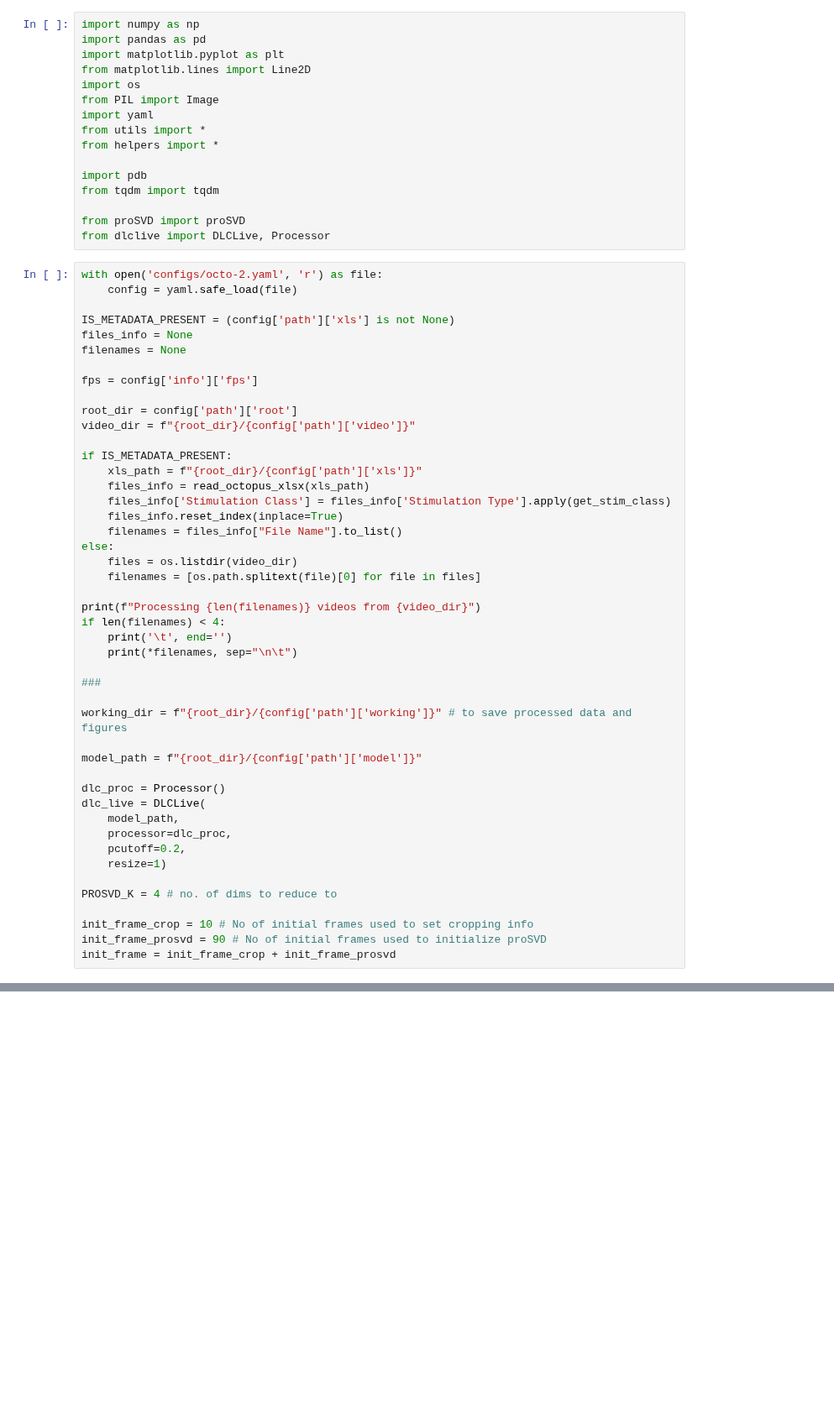
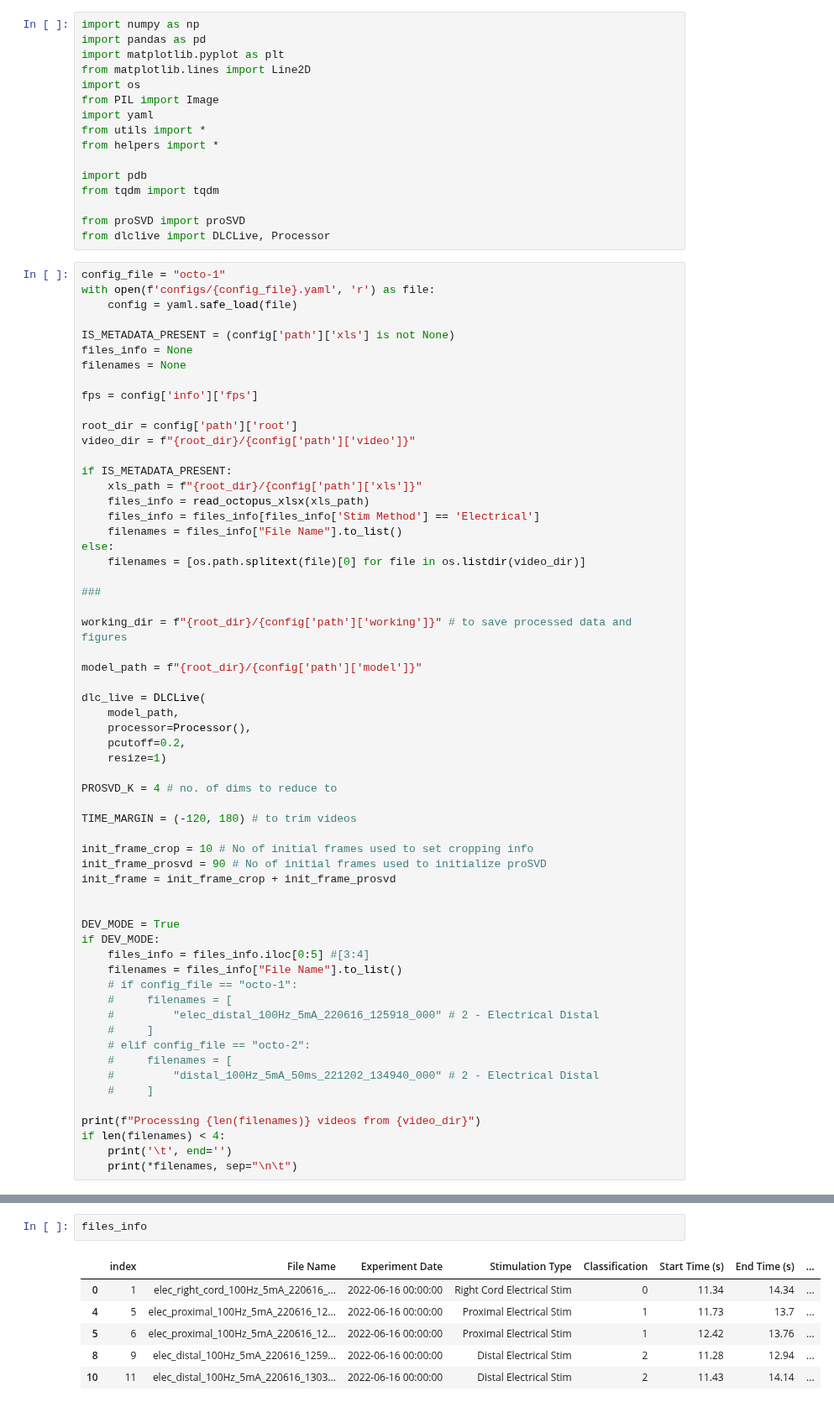
Before and after one commit to draeloslab/stim_behavior, a Jupyter notebook: extract_prosvd.ipynb, the cells around one changed output, grey strips where cells are left out. Shown at 84% size. Drawn from its saved outputs; the diff is of its cells as text; blank space fills up the shorter version.

```diff
--- a/extract_prosvd.ipynb
+++ b/extract_prosvd.ipynb
@@ -15,7 +15,8 @@ from tqdm import tqdm
 from proSVD import proSVD
 from dlclive import DLCLive, Processor
 # %%
-with open('configs/octo-2.yaml', 'r') as file:
+config_file = "octo-1"
+with open(f'configs/{config_file}.yaml', 'r') as file:
     config = yaml.safe_load(file)
 
 IS_METADATA_PRESENT = (config['path']['xls'] is not None)
@@ -30,17 +31,10 @@ video_dir = f"{root_dir}/{config['path']['video']}"
 if IS_METADATA_PRESENT:
     xls_path = f"{root_dir}/{config['path']['xls']}"
     files_info = read_octopus_xlsx(xls_path)
-    files_info['Stimulation Class'] = files_info['Stimulation Type'].apply(get_stim_class)
-    files_info.reset_index(inplace=True)
+    files_info = files_info[files_info['Stim Method'] == 'Electrical']
     filenames = files_info["File Name"].to_list()
 else:
-    files = os.listdir(video_dir)
-    filenames = [os.path.splitext(file)[0] for file in files]
-
-print(f"Processing {len(filenames)} videos from {video_dir}")
-if len(filenames) < 4:
-    print('\t', end='')
-    print(*filenames, sep="\n\t")
+    filenames = [os.path.splitext(file)[0] for file in os.listdir(video_dir)]
 
 ###
 
@@ -48,15 +42,35 @@ working_dir = f"{root_dir}/{config['path']['working']}" # to save processed data
 
 model_path = f"{root_dir}/{config['path']['model']}"
 
-dlc_proc = Processor()
 dlc_live = DLCLive(
     model_path,
-    processor=dlc_proc,
+    processor=Processor(),
     pcutoff=0.2,
     resize=1)
 
 PROSVD_K = 4 # no. of dims to reduce to
 
+TIME_MARGIN = (-120, 180) # to trim videos
+
 init_frame_crop = 10 # No of initial frames used to set cropping info
 init_frame_prosvd = 90 # No of initial frames used to initialize proSVD
 init_frame = init_frame_crop + init_frame_prosvd
+
+
+DEV_MODE = True
+if DEV_MODE:
+    files_info = files_info.iloc[0:5] #[3:4]
+    filenames = files_info["File Name"].to_list()
+    # if config_file == "octo-1":
+    #     filenames = [
+    #         "elec_distal_100Hz_5mA_220616_125918_000" # 2 - Electrical Distal
+    #     ]
+    # elif config_file == "octo-2":
+    #     filenames = [
+    #         "distal_100Hz_5mA_50ms_221202_134940_000" # 2 - Electrical Distal
+    #     ]
+
+print(f"Processing {len(filenames)} videos from {video_dir}")
+if len(filenames) < 4:
+    print('\t', end='')
+    print(*filenames, sep="\n\t")
@@ -76,0 +79,9 @@ def get_data_dir(filename):
+# %%
+files_info
+# %% [output]
+|  | index | File Name | Experiment Date | Stimulation Type | Classification | Start Time (s) | End Time (s) | ... |
+| 0 | 1 | elec_right_cord_100Hz_5mA_220616_... | 2022-06-16 00:00:00 | Right Cord Electrical Stim | 0 | 11.34 | 14.34 | ... |
+| 4 | 5 | elec_proximal_100Hz_5mA_220616_12... | 2022-06-16 00:00:00 | Proximal Electrical Stim | 1 | 11.73 | 13.7 | ... |
+| 5 | 6 | elec_proximal_100Hz_5mA_220616_12... | 2022-06-16 00:00:00 | Proximal Electrical Stim | 1 | 12.42 | 13.76 | ... |
+| 8 | 9 | elec_distal_100Hz_5mA_220616_1259... | 2022-06-16 00:00:00 | Distal Electrical Stim | 2 | 11.28 | 12.94 | ... |
+| 10 | 11 | elec_distal_100Hz_5mA_220616_1303... | 2022-06-16 00:00:00 | Distal Electrical Stim | 2 | 11.43 | 14.14 | ... |
```
Also changed, not shown: parts of 11 cells of this notebook, 4 other files.
